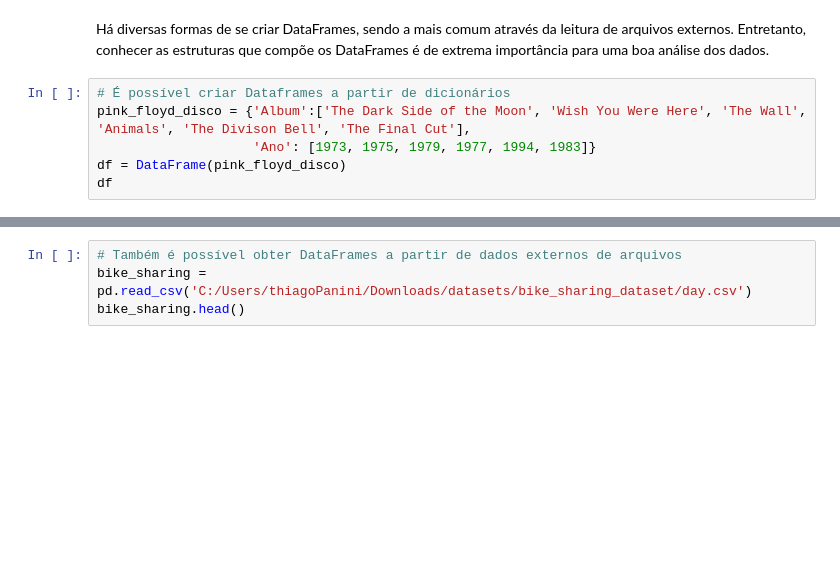
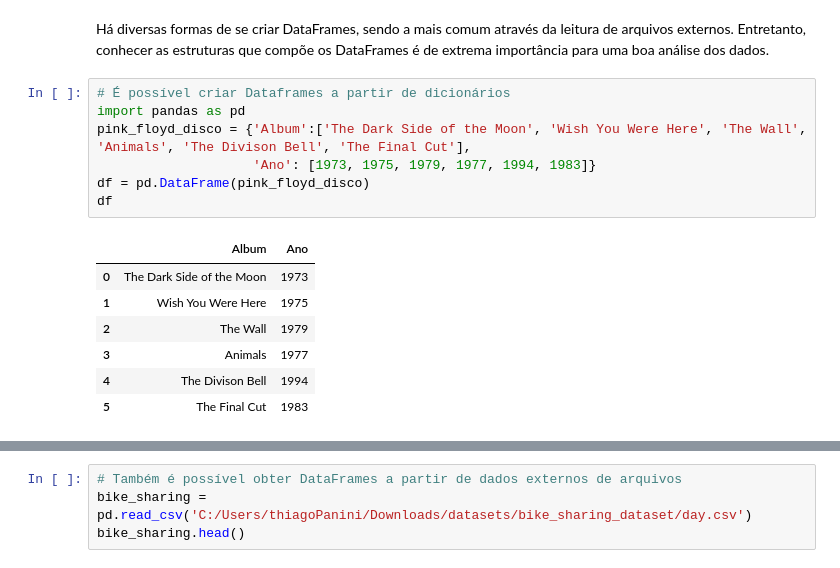
Before and after one commit to juacturus/programming-lessons, a Jupyter notebook: python/definitive-toolkit/Pandas_Tutorial.ipynb, the cells around one changed output, grey strips where cells are left out. Drawn from its saved outputs; the diff is of its cells as text; blank space fills up the shorter version.

```diff
--- a/python/definitive-toolkit/Pandas_Tutorial.ipynb
+++ b/python/definitive-toolkit/Pandas_Tutorial.ipynb
@@ -126,7 +126,16 @@ Dataframes possuem <i>index</i> e <i>linhas</i> e são armazenados em um ou mais
 Há diversas formas de se criar DataFrames, sendo a mais comum através da leitura de arquivos externos. Entretanto, conhecer as estruturas que compõe os DataFrames é de extrema importância para uma boa análise dos dados.
 # %%
 # É possível criar Dataframes a partir de dicionários
+import pandas as pd
 pink_floyd_disco = {'Album':['The Dark Side of the Moon', 'Wish You Were Here', 'The Wall', 'Animals', 'The Divison Bell', 'The Final Cut'],
                     'Ano': [1973, 1975, 1979, 1977, 1994, 1983]}
-df = DataFrame(pink_floyd_disco)
+df = pd.DataFrame(pink_floyd_disco)
 df
+# %% [output]
+|  | Album | Ano |
+| 0 | The Dark Side of the Moon | 1973 |
+| 1 | Wish You Were Here | 1975 |
+| 2 | The Wall | 1979 |
+| 3 | Animals | 1977 |
+| 4 | The Divison Bell | 1994 |
+| 5 | The Final Cut | 1983 |
```
Also changed, not shown: parts of 11 cells of this notebook, 2 other files.
